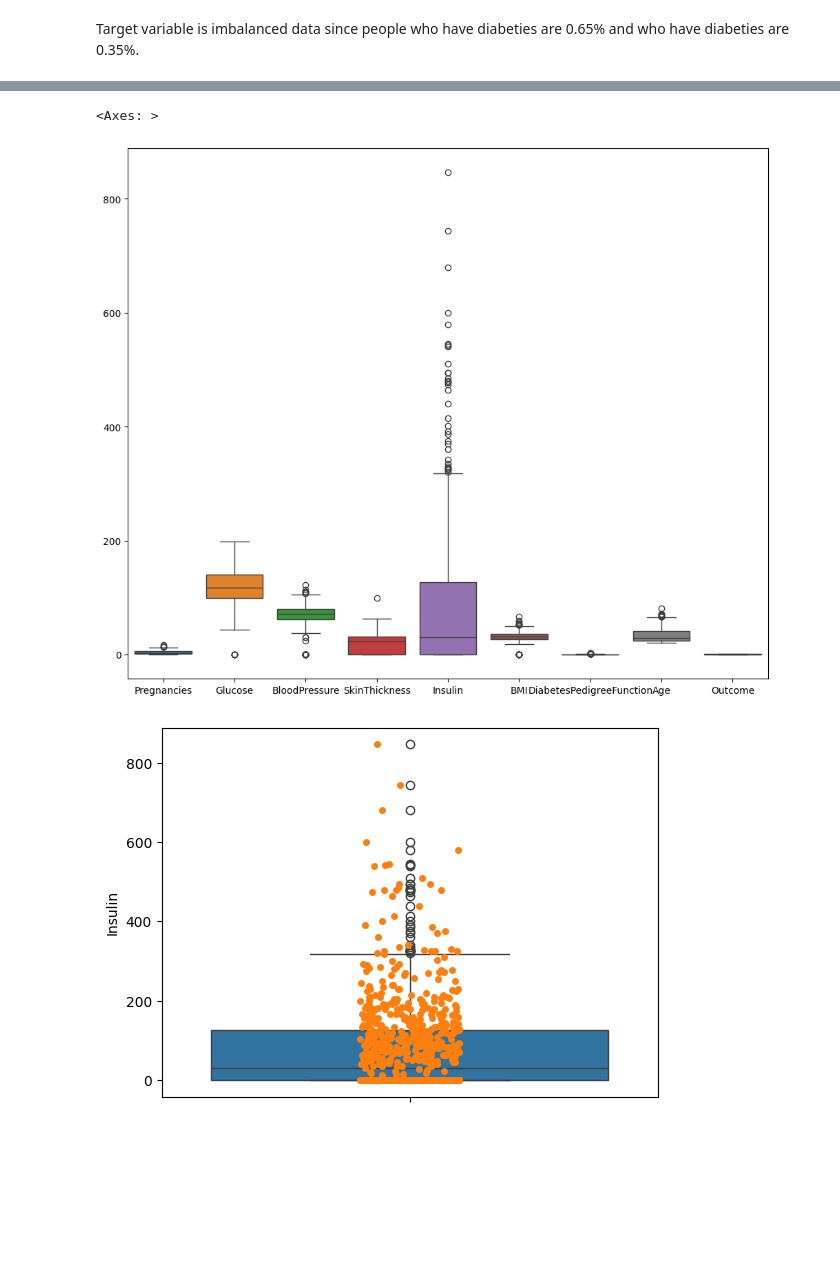
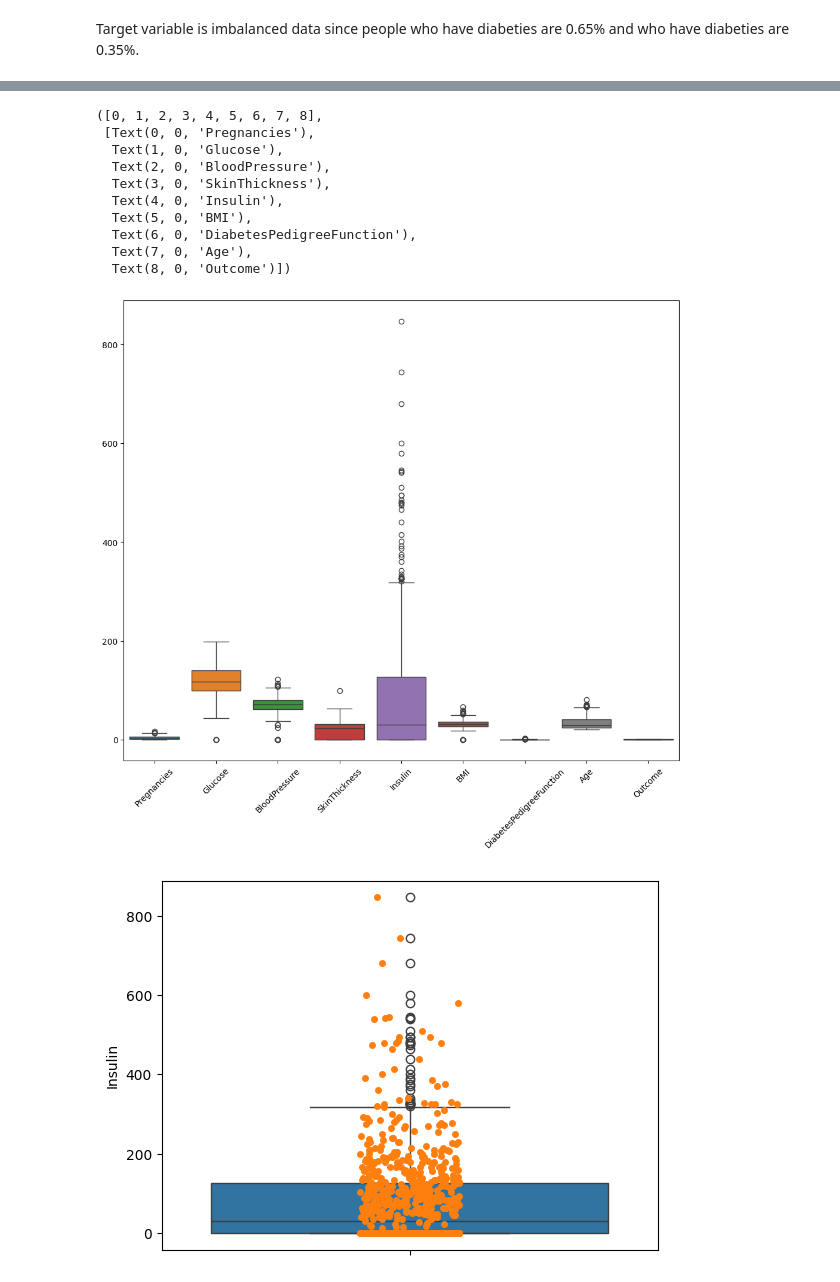
Before and after one commit to rajendra195/ds_project, a Jupyter notebook: Project_01/diabeties_classification.ipynb, the cells around one changed output, grey strips where cells are left out. Drawn from its saved outputs; the diff is of its cells as text; code cells hidden in the pictures; blank space fills up the shorter version.

Commit message:
project 1

```diff
--- a/Project_01/diabeties_classification.ipynb
+++ b/Project_01/diabeties_classification.ipynb
@@ -12,7 +12,7 @@ from sklearn.metrics import ConfusionMatrixDisplay, confusion_matrix, classifica
 # Data Inspection
 # %%
 # Loading datasets
-df = pd.read_csv("G:/Data science/Project/data/diabetes.csv")
+df = pd.read_csv("/media/rajendra_/A0A80645A8061A84/Data science/Project/data/diabetes.csv")
 # %% [markdown]
 ### About Datasets
 The datasets consist of several medical predictor (independent) variables and one target (dependent) variable, Outcome. Independent variables include the number of pregnancies the patient has had, their BMI, insulin level, age, and so on.
@@ -195,9 +199,19 @@ df.corr()
 # %%
 plt.figure(figsize=(12, 10))
 sns.boxplot(df)
+plt.xticks(rotation=45)
 # %% [output]
-<Axes: >
+([0, 1, 2, 3, 4, 5, 6, 7, 8],
+ [Text(0, 0, 'Pregnancies'),
+  Text(1, 0, 'Glucose'),
+  Text(2, 0, 'BloodPressure'),
+  Text(3, 0, 'SkinThickness'),
+  Text(4, 0, 'Insulin'),
+  Text(5, 0, 'BMI'),
+  Text(6, 0, 'DiabetesPedigreeFunction'),
+  Text(7, 0, 'Age'),
+  Text(8, 0, 'Outcome')])
-[figure, old version]
+[figure, new version]
 # %%
 sns.boxplot(df["Insulin"])
 sns.stripplot(df["Insulin"])
```
Also changed, not shown: parts of 8 cells of this notebook, 2 other files.
